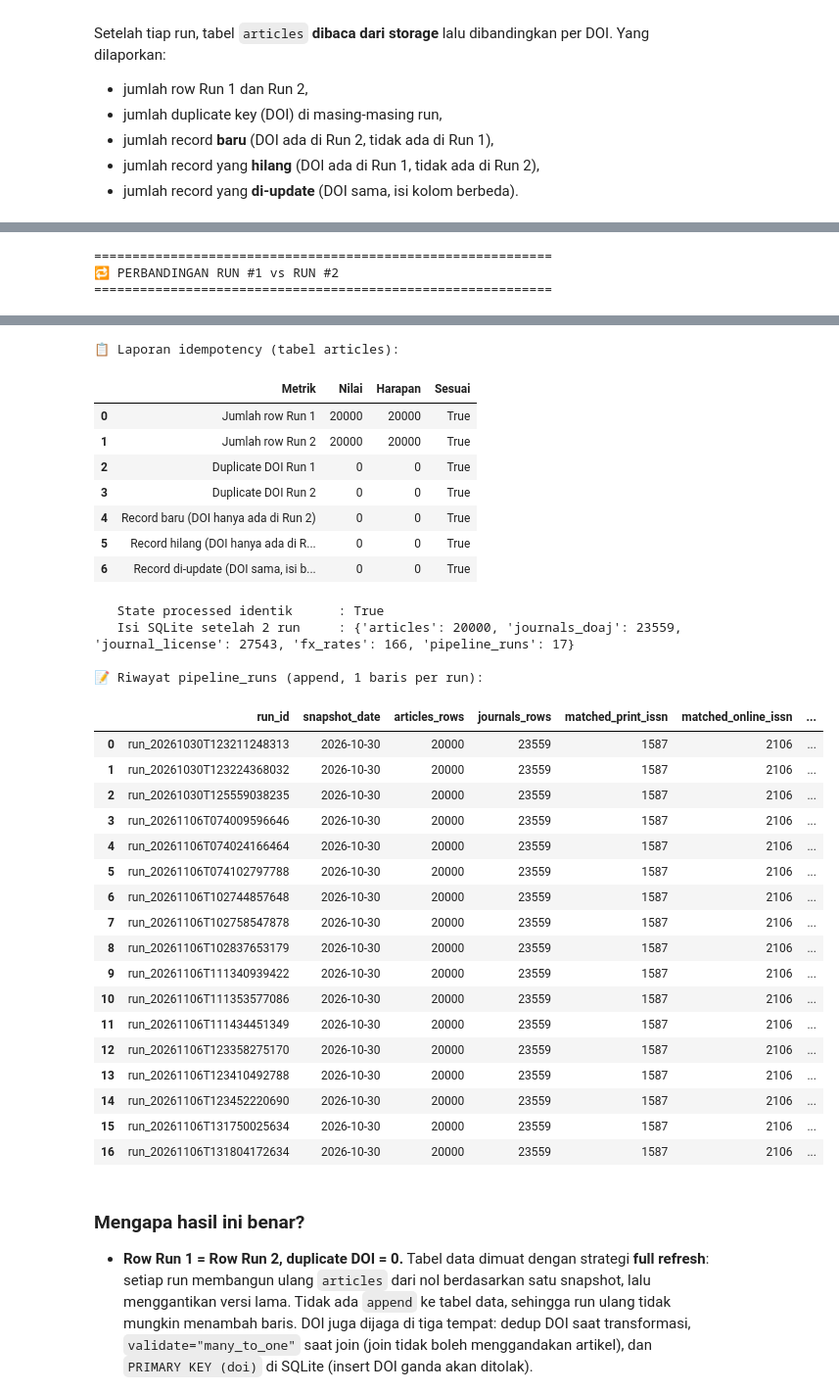
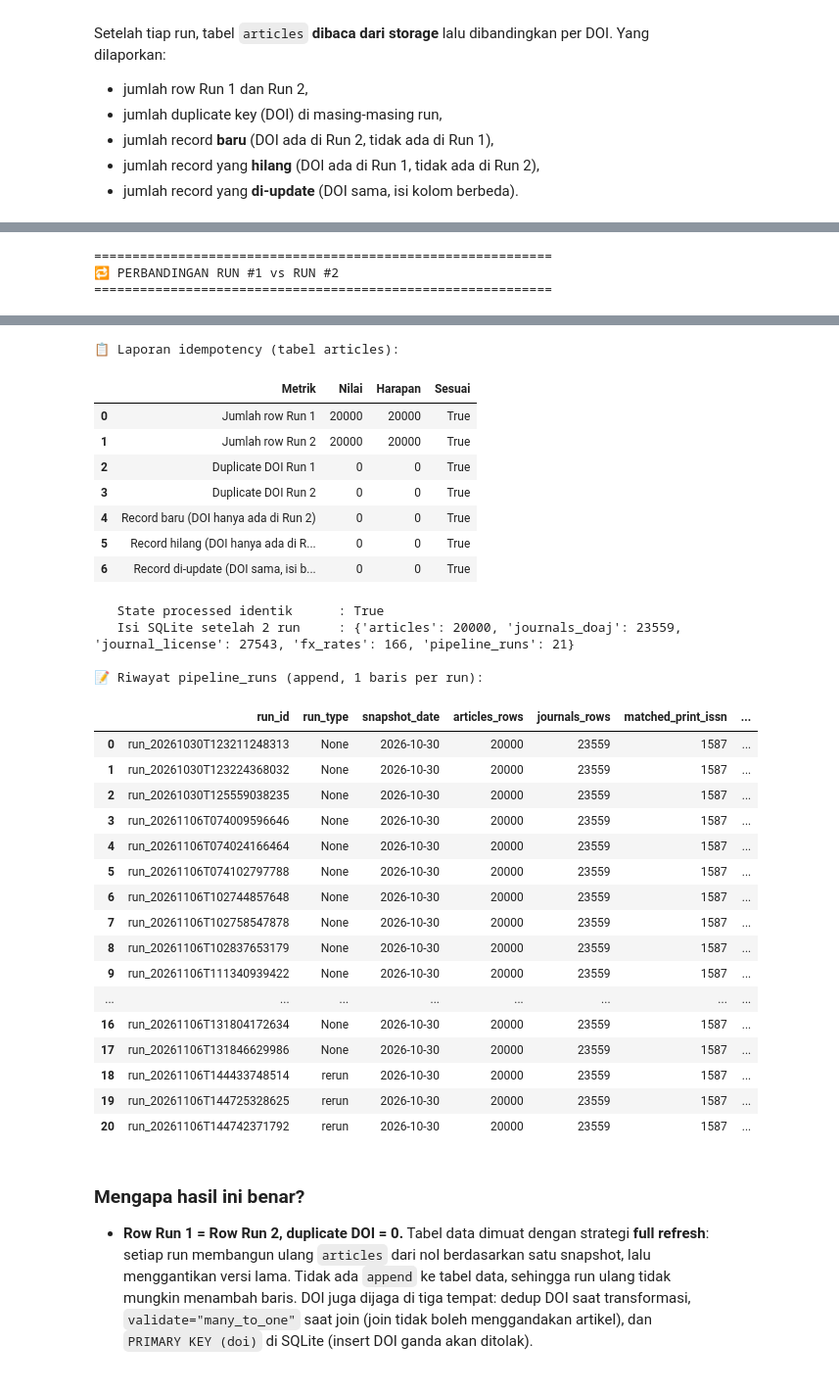
Before and after one commit to IRay3477/DatEng, a Jupyter notebook: Kelompok_5_Scientific_Publication_Pipeline.ipynb, the cells around one changed output, grey strips where cells are left out. Shown at 98% size. Saved outputs shown, nothing was run; the diff lists cells and outputs as text; code cells hidden in the pictures.

```diff
--- a/Kelompok_5_Scientific_Publication_Pipeline.ipynb
+++ b/Kelompok_5_Scientific_Publication_Pipeline.ipynb
@@ -2261,6 +2261,7 @@ CREATE TABLE fx_rates (
 
 CREATE TABLE IF NOT EXISTS pipeline_runs (
     run_id               TEXT PRIMARY KEY,
+    run_type             TEXT,
     run_timestamp        TEXT,
     snapshot_date        TEXT,
     crossref_raw_rows    INTEGER,
@@ -2331,6 +2332,9 @@ def build_processed(final, journals, journal_license, fx_table, run_record, work
     sql_articles, sql_journals = to_sql_tables(final, journals)
     with closing(sqlite3.connect(db_path)) as conn:
         conn.executescript(SQLITE_SCHEMA)                                # tabel data: full refresh
+        run_columns = {row[1] for row in conn.execute("PRAGMA table_info(pipeline_runs)")}
+        if "run_type" not in run_columns:                                # DB lama (dibuat sebelum ada run_type)
+            conn.execute("ALTER TABLE pipeline_runs ADD COLUMN run_type TEXT")
         sql_journals.to_sql("journals_doaj", conn, if_exists="append", index=False)   # induk dulu (FK)
         journal_license.to_sql("journal_license", conn, if_exists="append", index=False)
         sql_articles.to_sql("articles", conn, if_exists="append", index=False)
@@ -2710,7 +2772,7 @@ def task_integration(ctx):
 
 def task_load(ctx):
     run_record = {
-        "run_id": ctx["run_id"], "run_timestamp": pd.Timestamp.now(tz="UTC").isoformat(),
+        "run_id": ctx["run_id"], "run_type": ctx["run_type"], "run_timestamp": ctx["run_timestamp"],
         "snapshot_date": ctx["snapshot_date"], "crossref_raw_rows": len(ctx["crossref_raw"]),
         "articles_rows": len(ctx["final"]), "doaj_raw_rows": len(ctx["doaj_raw"]),
         "journals_rows": len(ctx["cleaned_doaj"]),
@@ -2754,13 +2816,18 @@ def run_pipeline(snapshot_date=None):
     """Jalankan seluruh task DAG untuk satu snapshot (urutan topological). Return ringkasan run."""
     global ACTIVE_TRACKER
     snapshot_date = snapshot_date or pd.Timestamp.now(tz=LOCAL_TZ).strftime("%Y-%m-%d")
-    run_id = "run_" + pd.Timestamp.now(tz="UTC").strftime("%Y%m%dT%H%M%S%f")
+    run_start = pd.Timestamp.now(tz="UTC")                       # runtime: kapan run ini benar-benar dieksekusi
+    run_id = "run_" + run_start.strftime("%Y%m%dT%H%M%S%f")
+    run_type = classify_run(snapshot_date)                       # normal / rerun / backfill
     started = time.time()
-    summary = {"run_id": run_id, "snapshot_date": snapshot_date, "status": "failed", "error": None}
-    print(f"▶️ {run_id} | snapshot {snapshot_date}")
+    summary = {"run_id": run_id, "run_type": run_type, "snapshot_date": snapshot_date,
+               "run_timestamp": run_start.isoformat(), "status": "failed", "error": None}
+    print(f"▶️ {run_id} | snapshot {snapshot_date} | {run_type} | "
+          f"dieksekusi {run_start.tz_convert(LOCAL_TZ):%Y-%m-%d %H:%M:%S} WITA")
     tracker = TaskTracker(run_id, snapshot_date)
     ACTIVE_TRACKER = tracker
-    ctx = {"snapshot_date": snapshot_date, "run_id": run_id, "started": started,
+    ctx = {"snapshot_date": snapshot_date, "run_id": run_id, "run_type": run_type,
+           "run_timestamp": run_start.isoformat(), "started": started,
            "already_complete": manifest_path(snapshot_date).exists()}
     first_error = None
 
@@ -2805,10 +2872,10 @@ def run_pipeline(snapshot_date=None):
         display(task_table[["task", "upstream", "state", "retries", "duration_seconds", "message"]])
         summary["duration_seconds"] = round(time.time() - started, 1)
         history_file = LOG_DIR / "pipeline_run_history.csv"
-        pd.DataFrame([{k: summary.get(k) for k in
-                       ["run_id", "snapshot_date", "status", "articles_rows", "distinct_doi",
-                        "articles_fingerprint", "duration_seconds", "error"]}]).to_csv(
-            history_file, mode="a", header=not history_file.exists(), index=False)
+        history = pd.DataFrame([{k: summary.get(k) for k in HISTORY_COLUMNS}])
+        if history_file.exists():                # baca sebagai teks agar fingerprint tidak berubah jadi float
+            history = pd.concat([pd.read_csv(history_file, dtype=str), history], ignore_index=True)
+        history[HISTORY_COLUMNS].to_csv(history_file, index=False)   # run lama tanpa run_type → kosong
 
 
 print("✅ run_pipeline() siap (digerakkan oleh PIPELINE_DAG).")
@@ -2894,7 +2961,7 @@ print("🔁 PERBANDINGAN RUN #1 vs RUN #2")
 print("=" * 60)
 
 comparison = pd.DataFrame([run_1, run_2]).set_index("run_id")[
-    ["snapshot_date", "status", "articles_rows", "distinct_doi", "journals_rows",
+    ["run_type", "snapshot_date", "status", "articles_rows", "distinct_doi", "journals_rows",
      "journal_license_rows", "matched", "articles_fingerprint", "duration_seconds"]]
 display(comparison)
 
@@ -2931,7 +2998,7 @@ with closing(sqlite3.connect(PROCESSED_DIR / "publications.db")) as conn:
     print(f"   Isi SQLite setelah 2 run     : {counts}")
     print("\n📝 Riwayat pipeline_runs (append, 1 baris per run):")
     display(pd.read_sql_query(
-        "SELECT run_id, snapshot_date, articles_rows, journals_rows, matched_print_issn, "
+        "SELECT run_id, run_type, snapshot_date, articles_rows, journals_rows, matched_print_issn, "
         "matched_online_issn, duration_seconds FROM pipeline_runs ORDER BY run_timestamp", conn))
 assert same_state, "State processed berbeda antar run!"
 # %% [output]
@@ -2945,34 +3012,33 @@ assert same_state, "State processed berbeda antar run!"
 📋 Laporan idempotency (tabel articles):
 |  | Metrik | Nilai | Harapan | Sesuai |
 | 0 | Jumlah row Run 1 | 20000 | 20000 | True |
 | 1 | Jumlah row Run 2 | 20000 | 20000 | True |
 | 2 | Duplicate DOI Run 1 | 0 | 0 | True |
 | 3 | Duplicate DOI Run 2 | 0 | 0 | True |
 | 4 | Record baru (DOI hanya ada di Run 2) | 0 | 0 | True |
 | 5 | Record hilang (DOI hanya ada di R... | 0 | 0 | True |
 | 6 | Record di-update (DOI sama, isi b... | 0 | 0 | True |
    State processed identik      : True
-   Isi SQLite setelah 2 run     : {'articles': 20000, 'journals_doaj': 23559, 'journal_license': 27543, 'fx_rates': 166, 'pipeline_runs': 17}
+   Isi SQLite setelah 2 run     : {'articles': 20000, 'journals_doaj': 23559, 'journal_license': 27543, 'fx_rates': 166, 'pipeline_runs': 21}
 
 📝 Riwayat pipeline_runs (append, 1 baris per run):
-|  | run_id | snapshot_date | articles_rows | journals_rows | matched_print_issn | matched_online_issn | ... |
-| 0 | run_20261030T123211248313 | 2026-10-30 | 20000 | 23559 | 1587 | 2106 | ... |
-| 1 | run_20261030T123224368032 | 2026-10-30 | 20000 | 23559 | 1587 | 2106 | ... |
-| 2 | run_20261030T125559038235 | 2026-10-30 | 20000 | 23559 | 1587 | 2106 | ... |
-| 3 | run_20261106T074009596646 | 2026-10-30 | 20000 | 23559 | 1587 | 2106 | ... |
-| 4 | run_20261106T074024166464 | 2026-10-30 | 20000 | 23559 | 1587 | 2106 | ... |
-| 5 | run_20261106T074102797788 | 2026-10-30 | 20000 | 23559 | 1587 | 2106 | ... |
-| 6 | run_20261106T102744857648 | 2026-10-30 | 20000 | 23559 | 1587 | 2106 | ... |
-| 7 | run_20261106T102758547878 | 2026-10-30 | 20000 | 23559 | 1587 | 2106 | ... |
-| 8 | run_20261106T102837653179 | 2026-10-30 | 20000 | 23559 | 1587 | 2106 | ... |
-| 9 | run_20261106T111340939422 | 2026-10-30 | 20000 | 23559 | 1587 | 2106 | ... |
-| 10 | run_20261106T111353577086 | 2026-10-30 | 20000 | 23559 | 1587 | 2106 | ... |
-| 11 | run_20261106T111434451349 | 2026-10-30 | 20000 | 23559 | 1587 | 2106 | ... |
-| 12 | run_20261106T123358275170 | 2026-10-30 | 20000 | 23559 | 1587 | 2106 | ... |
-| 13 | run_20261106T123410492788 | 2026-10-30 | 20000 | 23559 | 1587 | 2106 | ... |
-| 14 | run_20261106T123452220690 | 2026-10-30 | 20000 | 23559 | 1587 | 2106 | ... |
-| 15 | run_20261106T131750025634 | 2026-10-30 | 20000 | 23559 | 1587 | 2106 | ... |
-| 16 | run_20261106T131804172634 | 2026-10-30 | 20000 | 23559 | 1587 | 2106 | ... |
+|  | run_id | run_type | snapshot_date | articles_rows | journals_rows | matched_print_issn | ... |
+| 0 | run_20261030T123211248313 | None | 2026-10-30 | 20000 | 23559 | 1587 | ... |
+| 1 | run_20261030T123224368032 | None | 2026-10-30 | 20000 | 23559 | 1587 | ... |
+| 2 | run_20261030T125559038235 | None | 2026-10-30 | 20000 | 23559 | 1587 | ... |
+| 3 | run_20261106T074009596646 | None | 2026-10-30 | 20000 | 23559 | 1587 | ... |
+| 4 | run_20261106T074024166464 | None | 2026-10-30 | 20000 | 23559 | 1587 | ... |
+| 5 | run_20261106T074102797788 | None | 2026-10-30 | 20000 | 23559 | 1587 | ... |
+| 6 | run_20261106T102744857648 | None | 2026-10-30 | 20000 | 23559 | 1587 | ... |
+| 7 | run_20261106T102758547878 | None | 2026-10-30 | 20000 | 23559 | 1587 | ... |
+| 8 | run_20261106T102837653179 | None | 2026-10-30 | 20000 | 23559 | 1587 | ... |
+| 9 | run_20261106T111340939422 | None | 2026-10-30 | 20000 | 23559 | 1587 | ... |
+| ... | ... | ... | ... | ... | ... | ... | ... |
+| 16 | run_20261106T131804172634 | None | 2026-10-30 | 20000 | 23559 | 1587 | ... |
+| 17 | run_20261106T131846629986 | None | 2026-10-30 | 20000 | 23559 | 1587 | ... |
+| 18 | run_20261106T144433748514 | rerun | 2026-10-30 | 20000 | 23559 | 1587 | ... |
+| 19 | run_20261106T144725328625 | rerun | 2026-10-30 | 20000 | 23559 | 1587 | ... |
+| 20 | run_20261106T144742371792 | rerun | 2026-10-30 | 20000 | 23559 | 1587 | ... |
 # %% [markdown]
 ### Mengapa hasil ini benar?
 
```
Also changed, not shown: parts of 9 cells of this notebook.
